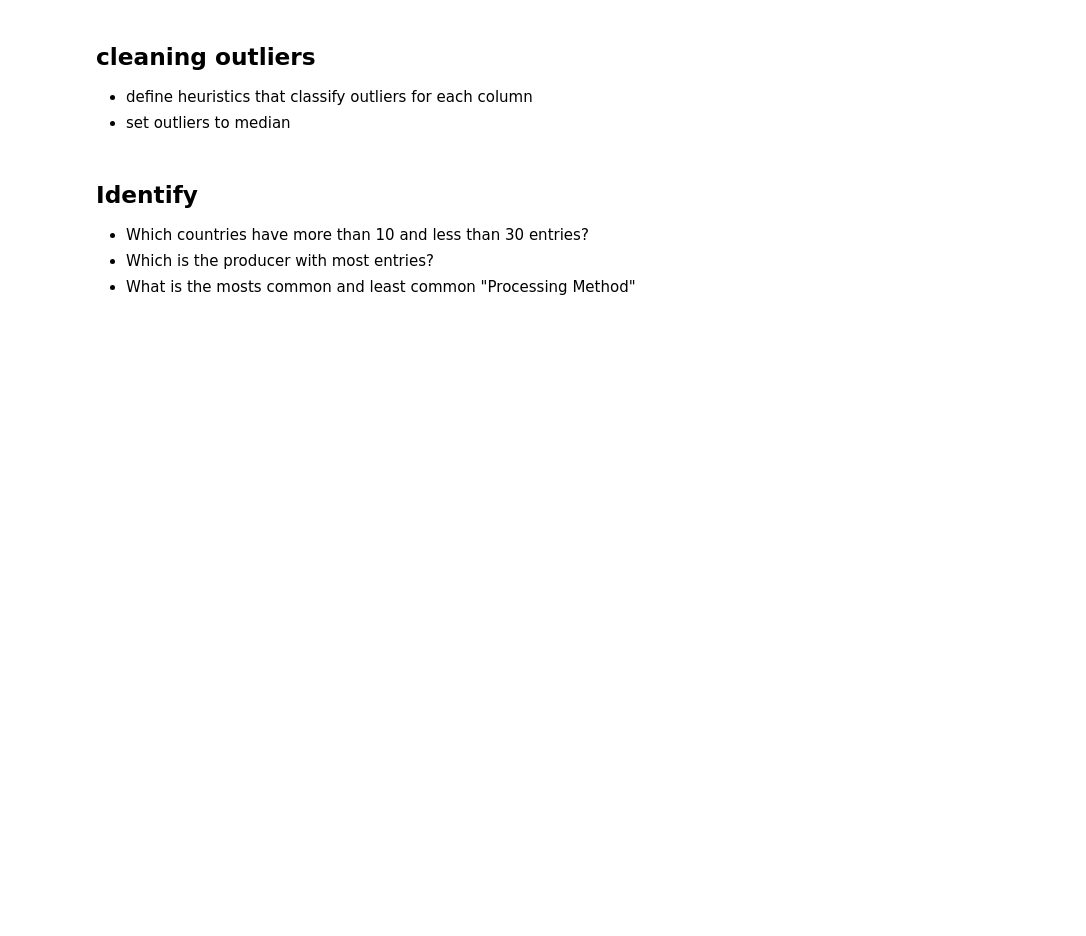
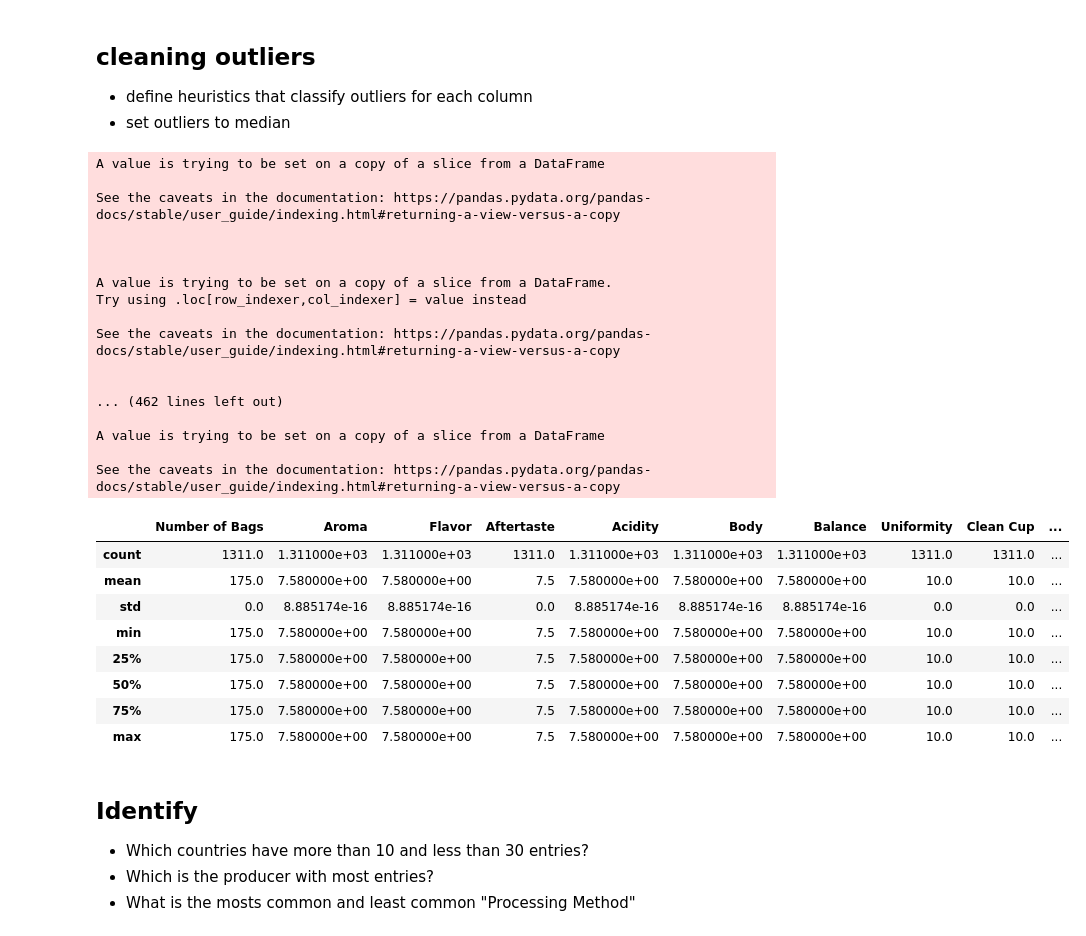
Before and after one commit to anafink/advanced_python_2021-22_HD, a Jupyter notebook: notebooks/exercises/day 6/06.exercise_pandas_loving_coffee.ipynb, the cells around one changed output. Drawn from its saved outputs; the diff is of its cells as text; code cells hidden in the pictures; blank space fills up the shorter version.

```diff
--- a/notebooks/exercises/day 6/06.exercise_pandas_loving_coffee.ipynb
+++ b/notebooks/exercises/day 6/06.exercise_pandas_loving_coffee.ipynb
@@ -50,6 +157,45 @@ Plot a plotly histogram for each of the remaining columns. Can you write a loop?
 ## cleaning outliers
 * define heuristics that classify outliers for each column
 * set outliers to median
+# %%
+coffee_clean = coffee_num
+coffee_clean.rename(columns = {col:col.replace('_', ' ') for col in coffee_clean.columns}, inplace=True)
+coffee_clean.rename(columns = {col:col.replace('.', ' ') for col in coffee_clean.columns}, inplace=True)
+for col in coffee_clean.columns:
+    median = coffee_clean[col].median()
+    std = coffee_clean[col].std()
+    outliers = (coffee_clean[col] - median).abs() > std
+    coffee_clean[outliers] = np.nan
+    coffee_clean[col].fillna(median, inplace=True)
+
+coffee_clean.describe()
+# %% [output]
+A value is trying to be set on a copy of a slice from a DataFrame
+
+See the caveats in the documentation: https://pandas.pydata.org/pandas-docs/stable/user_guide/indexing.html#returning-a-view-versus-a-copy
+
+
+
+A value is trying to be set on a copy of a slice from a DataFrame.
+Try using .loc[row_indexer,col_indexer] = value instead
+
+See the caveats in the documentation: https://pandas.pydata.org/pandas-docs/stable/user_guide/indexing.html#returning-a-view-versus-a-copy
+
+
+... (462 lines left out)
+
+A value is trying to be set on a copy of a slice from a DataFrame
+
+See the caveats in the documentation: https://pandas.pydata.org/pandas-docs/stable/user_guide/indexing.html#returning-a-view-versus-a-copy
+|  | Number of Bags | Aroma | Flavor | Aftertaste | Acidity | Body | Balance | Uniformity | Clean Cup | ... |
+| count | 1311.0 | 1.311000e+03 | 1.311000e+03 | 1311.0 | 1.311000e+03 | 1.311000e+03 | 1.311000e+03 | 1311.0 | 1311.0 | ... |
+| mean | 175.0 | 7.580000e+00 | 7.580000e+00 | 7.5 | 7.580000e+00 | 7.580000e+00 | 7.580000e+00 | 10.0 | 10.0 | ... |
+| std | 0.0 | 8.885174e-16 | 8.885174e-16 | 0.0 | 8.885174e-16 | 8.885174e-16 | 8.885174e-16 | 0.0 | 0.0 | ... |
+| min | 175.0 | 7.580000e+00 | 7.580000e+00 | 7.5 | 7.580000e+00 | 7.580000e+00 | 7.580000e+00 | 10.0 | 10.0 | ... |
+| 25% | 175.0 | 7.580000e+00 | 7.580000e+00 | 7.5 | 7.580000e+00 | 7.580000e+00 | 7.580000e+00 | 10.0 | 10.0 | ... |
+| 50% | 175.0 | 7.580000e+00 | 7.580000e+00 | 7.5 | 7.580000e+00 | 7.580000e+00 | 7.580000e+00 | 10.0 | 10.0 | ... |
+| 75% | 175.0 | 7.580000e+00 | 7.580000e+00 | 7.5 | 7.580000e+00 | 7.580000e+00 | 7.580000e+00 | 10.0 | 10.0 | ... |
+| max | 175.0 | 7.580000e+00 | 7.580000e+00 | 7.5 | 7.580000e+00 | 7.580000e+00 | 7.580000e+00 | 10.0 | 10.0 | ... |
 # %% [markdown]
 ## Identify
  * Which countries have more than 10 and less than 30 entries?
```
Also changed, not shown: parts of 14 cells of this notebook.
